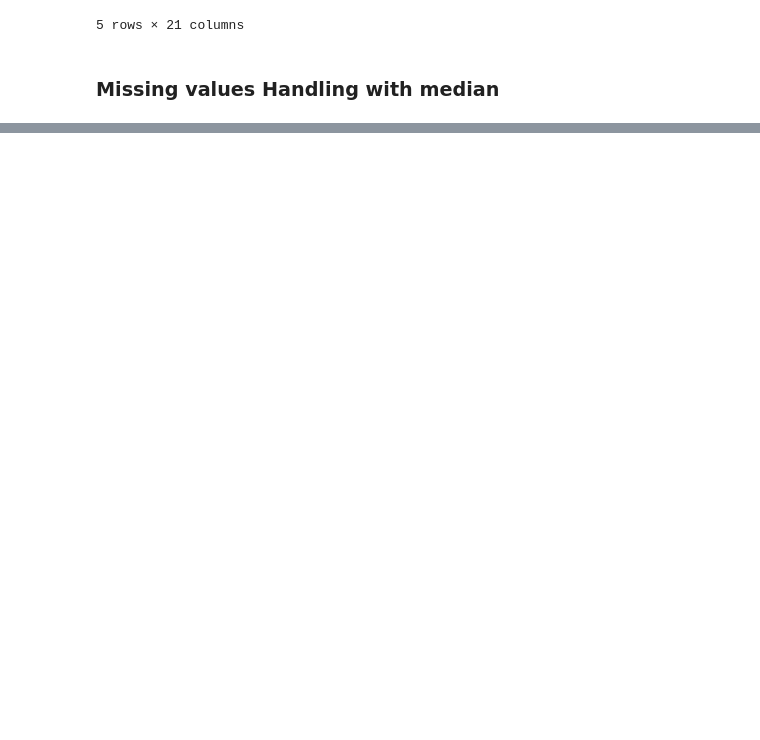
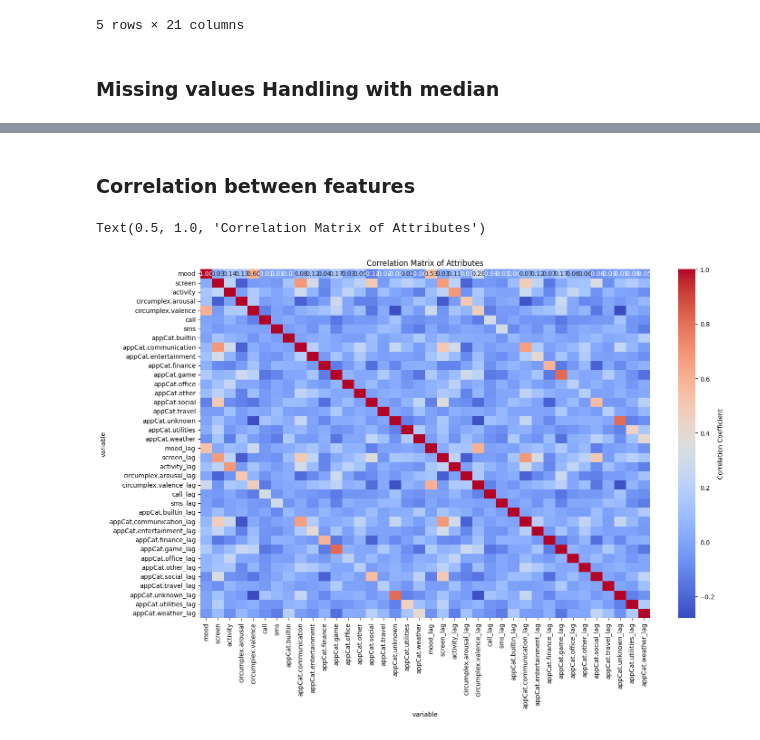
Before and after one commit to gajera-divya/Data-Mining-Techniques, a Jupyter notebook: Assignment1.ipynb, the cells around one changed output, grey strips where cells are left out. Cells and saved outputs as stored; diff of their text form; code cells hidden in the pictures; blank space fills up the shorter version.

```diff
--- a/Assignment1.ipynb
+++ b/Assignment1.ipynb
@@ -541,0 +326,19 @@ combined_data.head()
+# %%
+def create_lag_features(df, columns):
+    """
+    Create lag features for specified columns in a DataFrame.
+
+    Parameters:
+        df (pd.DataFrame): Input DataFrame containing the data.
+        columns (list of str): List of column names to create lag features for.
+        lags (list of int): List of lag intervals to create features at.
+
+    Returns:
+        pd.DataFrame: DataFrame with new lag features.
+    """
+    df_copy = df.copy()
+    for column in columns:
+        df_copy[f'{column}_lag'] = df_copy.groupby('id')[column].shift(-1)
+    return df_copy
+# %%
+lagged_df = create_lag_features(data_handled_mis, data_handled_mis.columns)
@@ -542,3 +349,5 @@ combined_data.head()
 # %%
 # Drop the last row of the data
-combined_data.drop(combined_data.index[-1], inplace=True)
+lagged_df.drop(lagged_df.index[-1], inplace=True)
+# Replace the name of the 'mood_lagged' column with 'target_column'
+lagged_df.rename(columns={'mood_lagged': 'target_column'}, inplace=True)
@@ -544,0 +364,18 @@ combined_data.drop(combined_data.index[-1], inplace=True)
+# %% [markdown]
+### Correlation between features
+# %%
+# Select only the numeric columns for correlation analysis (excluding the 'id' column)
+numeric_columns = lagged_df.select_dtypes(include=np.number).columns
+
+# Calculate the correlation matrix
+correlation_matrix = lagged_df[numeric_columns].corr()
+
+# Set up the matplotlib figure
+plt.figure(figsize=(16, 10))
+
+# Generate a heatmap
+sns.heatmap(correlation_matrix, annot=True, fmt=".2f", cmap='coolwarm', cbar_kws={'label': 'Correlation Coefficient'})
+plt.title('Correlation Matrix of Attributes')
+# %% [output]
+Text(0.5, 1.0, 'Correlation Matrix of Attributes')
+[figure, added]
```
Also changed, not shown: parts of 55 cells of this notebook.
